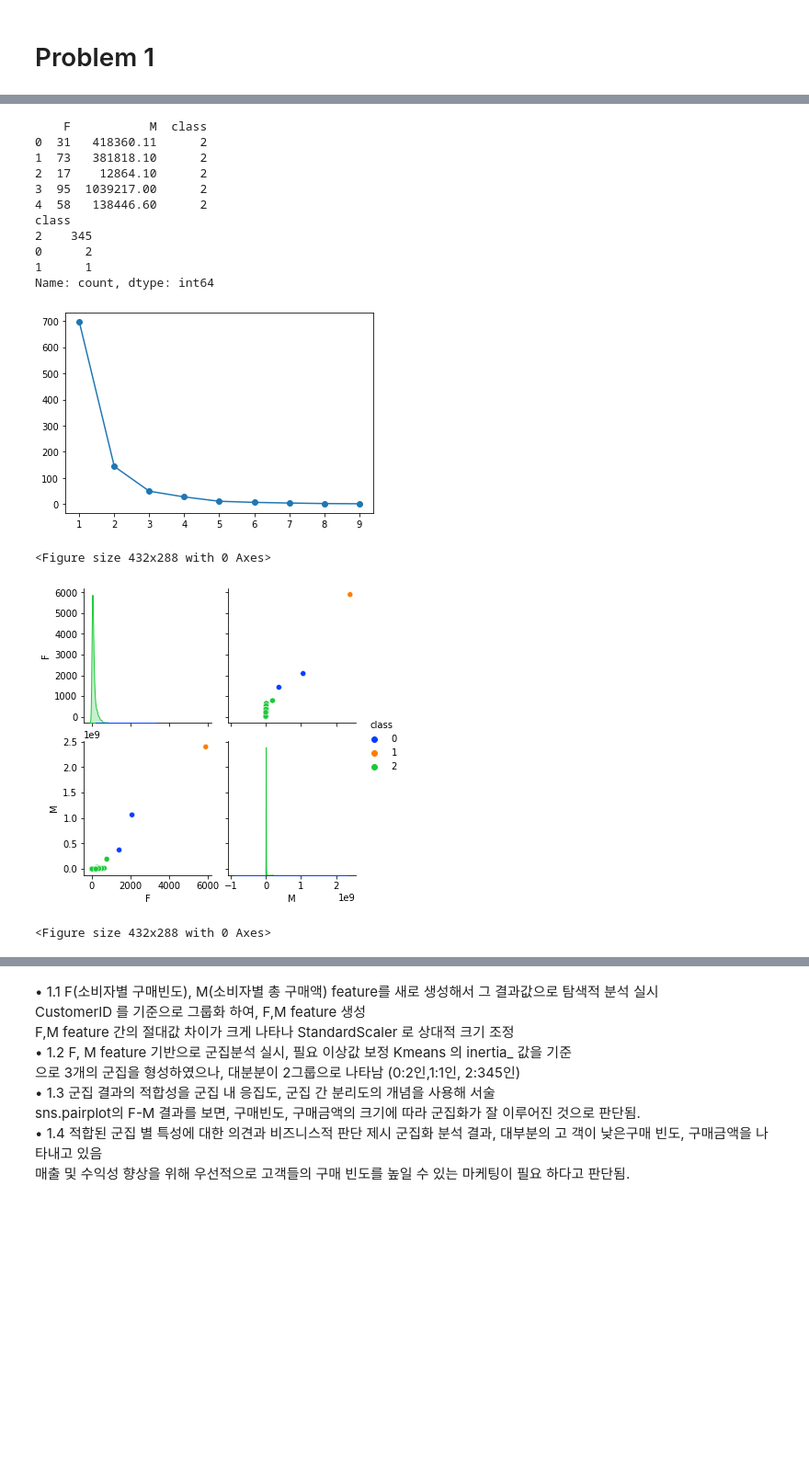
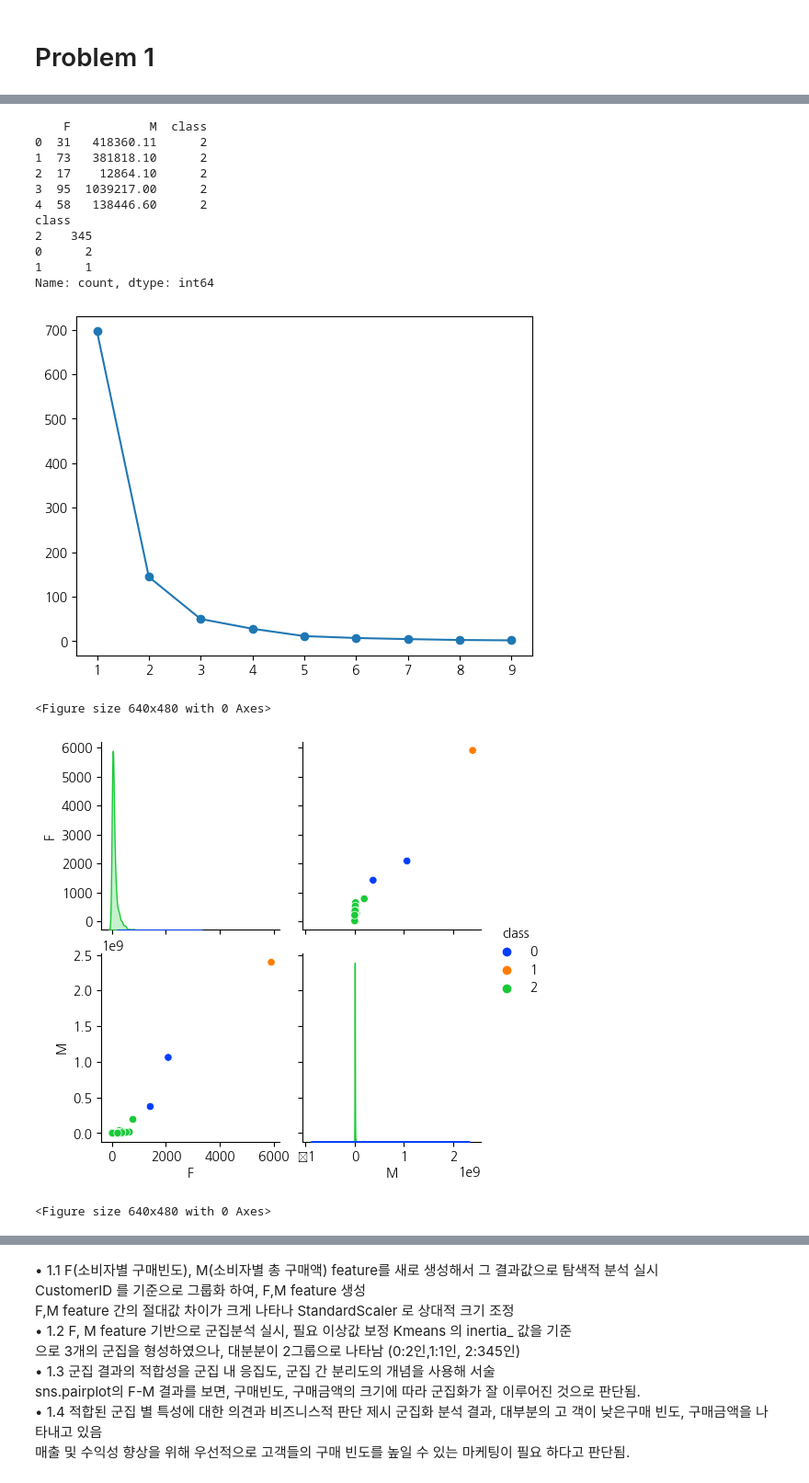
Before and after one commit to ggarcher/ADPcode, a Jupyter notebook: ADP25_archer.ipynb, the cells around one changed output, grey strips where cells are left out. Shown at 92% size. Cells and saved outputs as stored; diff of their text form; code cells hidden in the pictures; blank space fills up the shorter version.

```diff
--- a/ADP25_archer.ipynb
+++ b/ADP25_archer.ipynb
@@ -47,6 +47,7 @@ max    1.635425e+01  1.681357e+01
 ## Clustering
 from sklearn.cluster import KMeans
 import matplotlib.pyplot as plt
+plt.rcParams['font.family'] = 'NanumGothic'
 import seaborn as sns
 # elbow test
 ks = range(1,10)
@@ -55,34 +56,34 @@ for k in ks:
     model = KMeans(n_clusters = k, random_state=3 )
     model.fit(df_cms)
     inertias.append(model.inertia_)
 plt.figure()
 plt.plot(ks,inertias,'-o')
 plt.draw()
 cmodel = KMeans(n_clusters = 3, random_state=3 )
 cmodel.fit(df_cms)
 df_cm['class'] = cmodel.labels_
 print(df_cm.head())
 print(df_cm['class'].value_counts())
 plt.figure()
 sns.pairplot(df_cm, diag_kind='kde', hue='class',palette='bright')
 plt.draw()
 df_cm['CustomerID'] = df_c['CustomerID']
 plt.figure()
 sns.pairplot(df_cm, diag_kind='kde', hue='class',palette='bright')
 plt.draw()
 # %% [output]
     F           M  class
 0  31   418360.11      2
 1  73   381818.10      2
 2  17    12864.10      2
 3  95  1039217.00      2
 4  58   138446.60      2
 class
 2    345
 0      2
 1      1
 Name: count, dtype: int64
-[figure, old version]
+[figure, new version]
-<Figure size 432x288 with 0 Axes>
+<Figure size 640x480 with 0 Axes>
-[figure, old version]
+[figure, new version]
-<Figure size 432x288 with 0 Axes>
+<Figure size 640x480 with 0 Axes>
```
Also changed, not shown: parts of 6 cells of this notebook, 3 other files.
